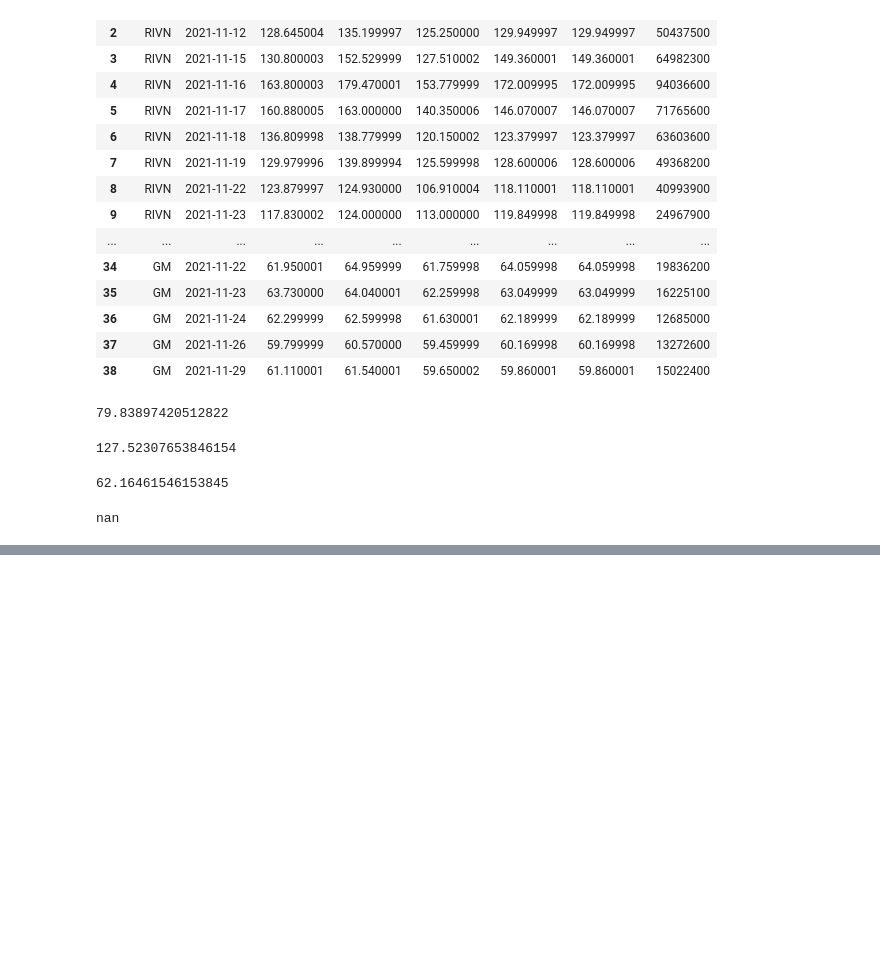
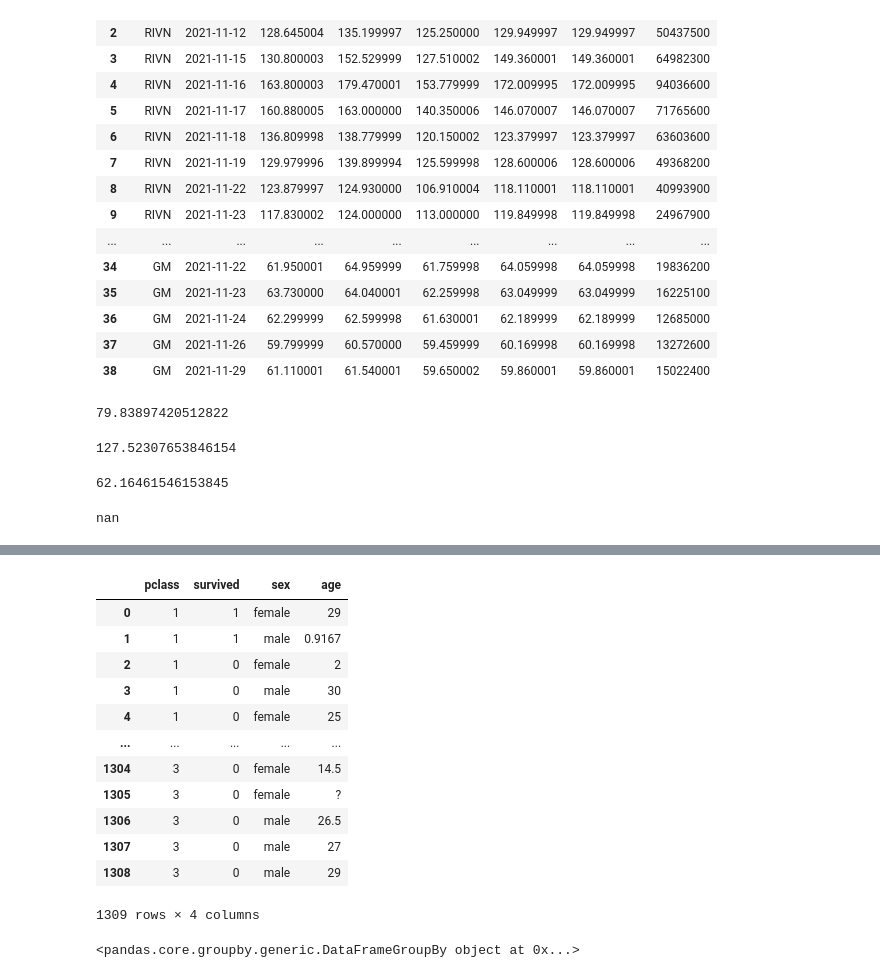
Before and after one commit to choi55j/-2023-09, a Jupyter notebook: choi/수파이썬/15강.ipynb, the cells around one changed output, grey strips where cells are left out. Saved outputs shown, nothing was run; the diff lists cells and outputs as text; code cells hidden in the pictures; blank space fills up the shorter version.

```diff
--- a/choi/수파이썬/15강.ipynb
+++ b/choi/수파이썬/15강.ipynb
@@ -44,0 +68,22 @@ KeyError: "None of [Index(['RIVN', 'RIVN', 'RIVN', 'RIVN', 'RIVN', 'RIVN', 'RIVN
+# %%
+df=titanic[['pclass','survived','sex','age']]
+df
+# %% [output]
+|  | pclass | survived | sex | age |
+| 0 | 1 | 1 | female | 29 |
+| 1 | 1 | 1 | male | 0.9167 |
+| 2 | 1 | 0 | female | 2 |
+| 3 | 1 | 0 | male | 30 |
+| 4 | 1 | 0 | female | 25 |
+| ... | ... | ... | ... | ... |
+| 1304 | 3 | 0 | female | 14.5 |
+| 1305 | 3 | 0 | female | ? |
+| 1306 | 3 | 0 | male | 26.5 |
+| 1307 | 3 | 0 | male | 27 |
+| 1308 | 3 | 0 | male | 29 |
+1309 rows × 4 columns
+# %%
+gbo = df.groupby(by="sex")
+gbo
+# %% [output]
+<pandas.core.groupby.generic.DataFrameGroupBy object at 0x...>
```
Also changed, not shown: parts of 19 cells of this notebook.
